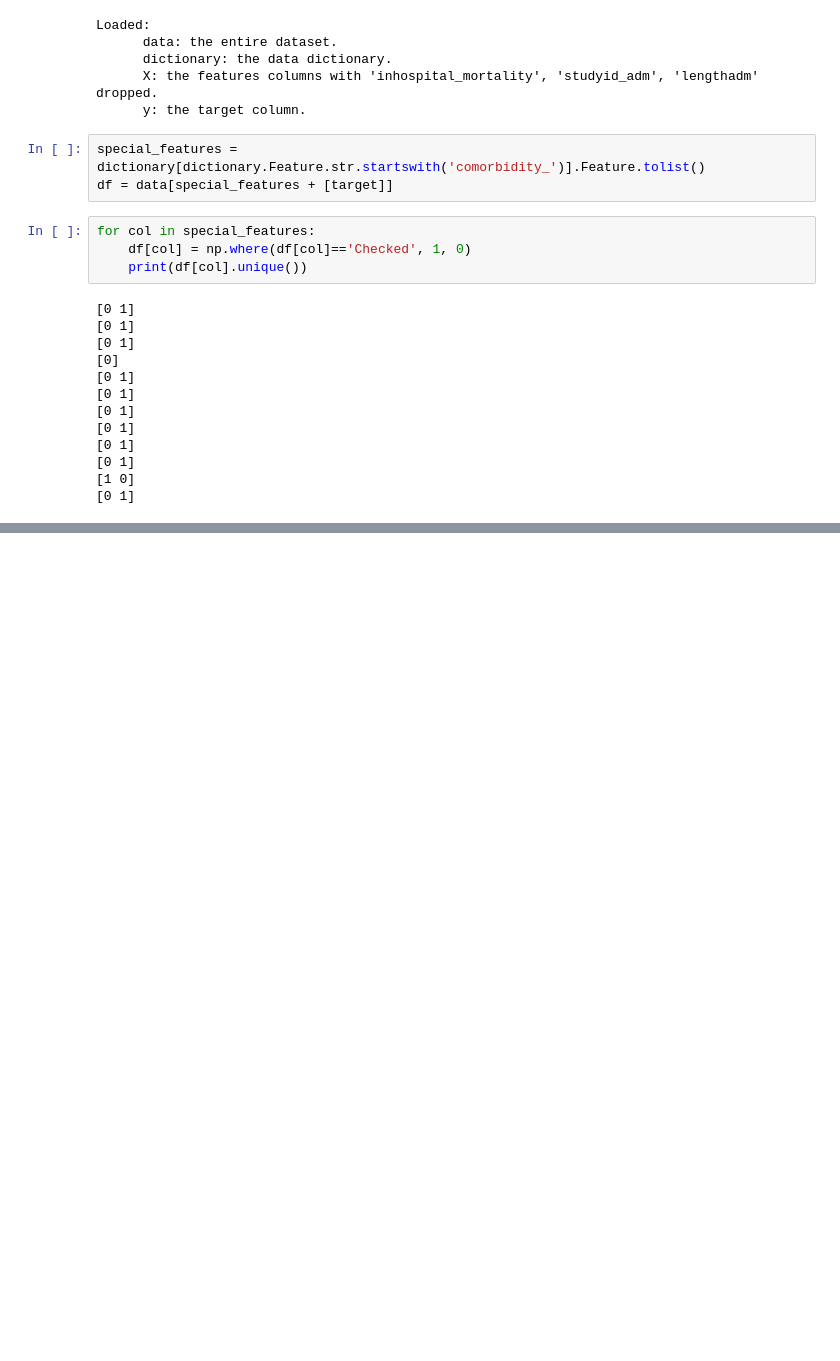
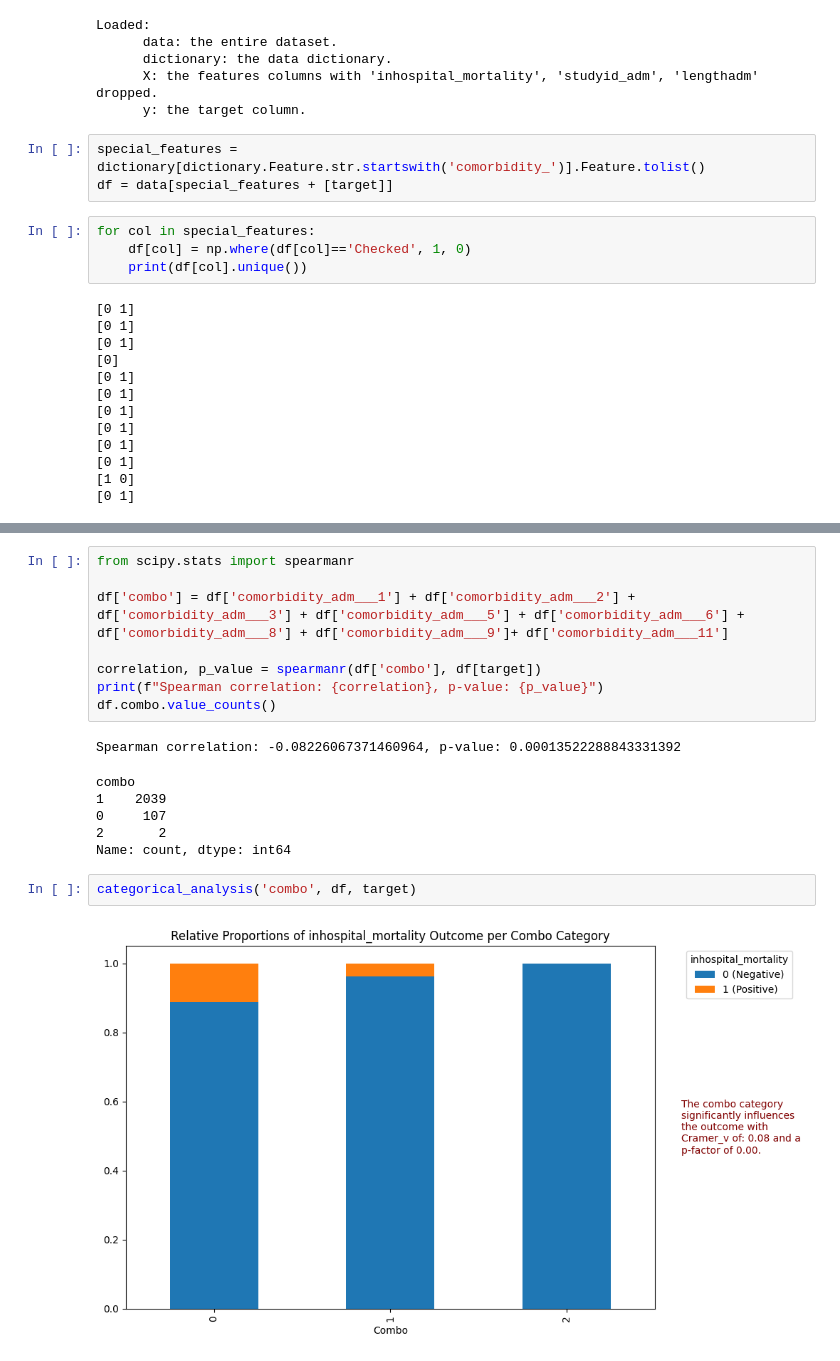
Before and after one commit to ucheokechukwu/Pediatric-Sepsis-Challenge, a Jupyter notebook: notebooks/uche/11_feature_engineering_comorbidity.ipynb, the cells around one changed output, grey strips where cells are left out. Drawn from its saved outputs; the diff is of its cells as text; blank space fills up the shorter version.

```diff
--- a/notebooks/uche/11_feature_engineering_comorbidity.ipynb
+++ b/notebooks/uche/11_feature_engineering_comorbidity.ipynb
@@ -79,0 +82,19 @@ for k, v in results.items():
+# %%
+from scipy.stats import spearmanr
+
+df['combo'] = df['comorbidity_adm___1'] + df['comorbidity_adm___2'] + df['comorbidity_adm___3'] + df['comorbidity_adm___5'] + df['comorbidity_adm___6'] + df['comorbidity_adm___8'] + df['comorbidity_adm___9']+ df['comorbidity_adm___11']
+
+correlation, p_value = spearmanr(df['combo'], df[target])
+print(f"Spearman correlation: {correlation}, p-value: {p_value}")
+df.combo.value_counts()
+# %% [output]
+Spearman correlation: -0.08226067371460964, p-value: 0.00013522288843331392
+combo
+1    2039
+0     107
+2       2
+Name: count, dtype: int64
+# %%
+categorical_analysis('combo', df, target)
+# %% [output]
+[figure, added]
```
Also changed, not shown: parts of 3 cells of this notebook.
